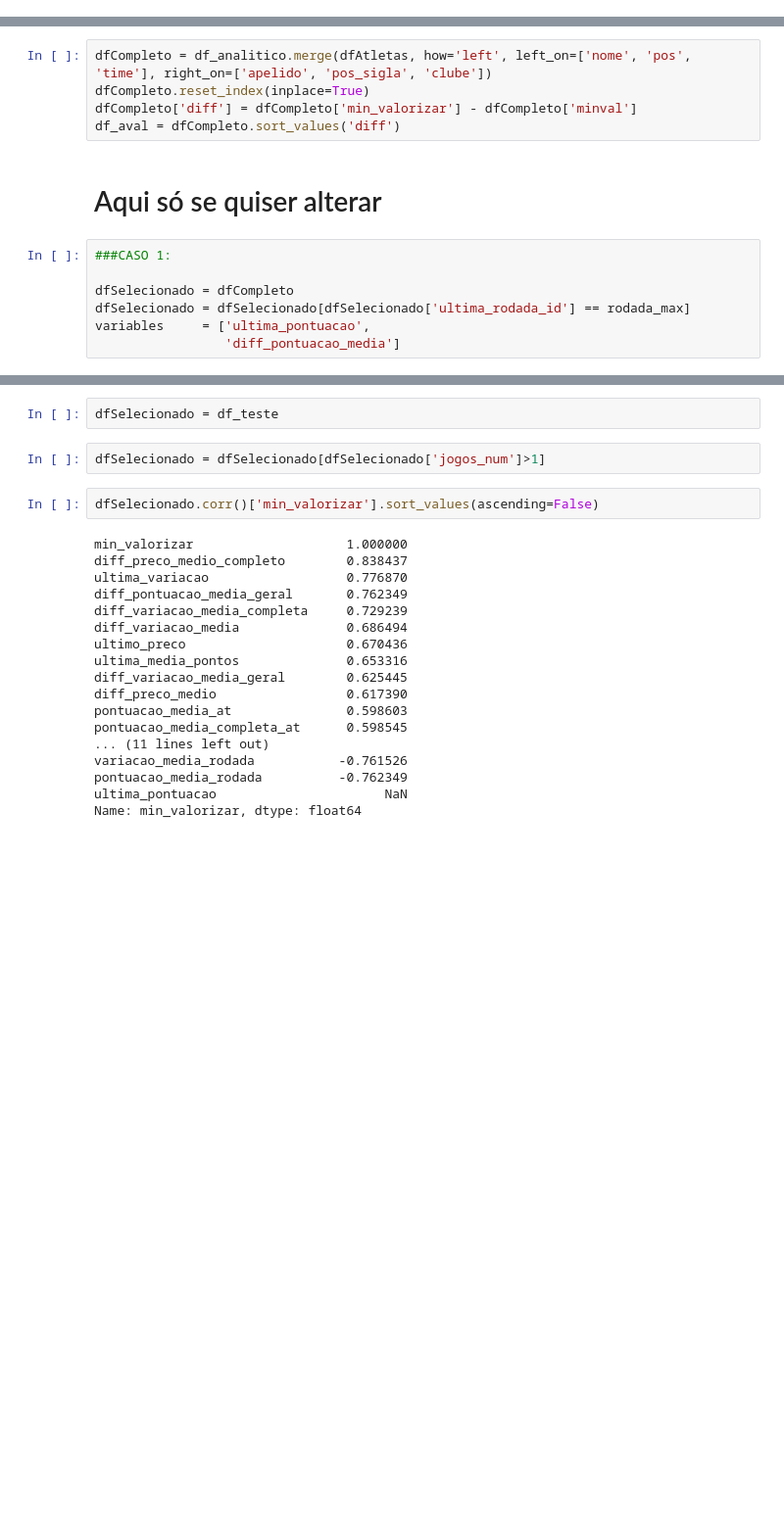
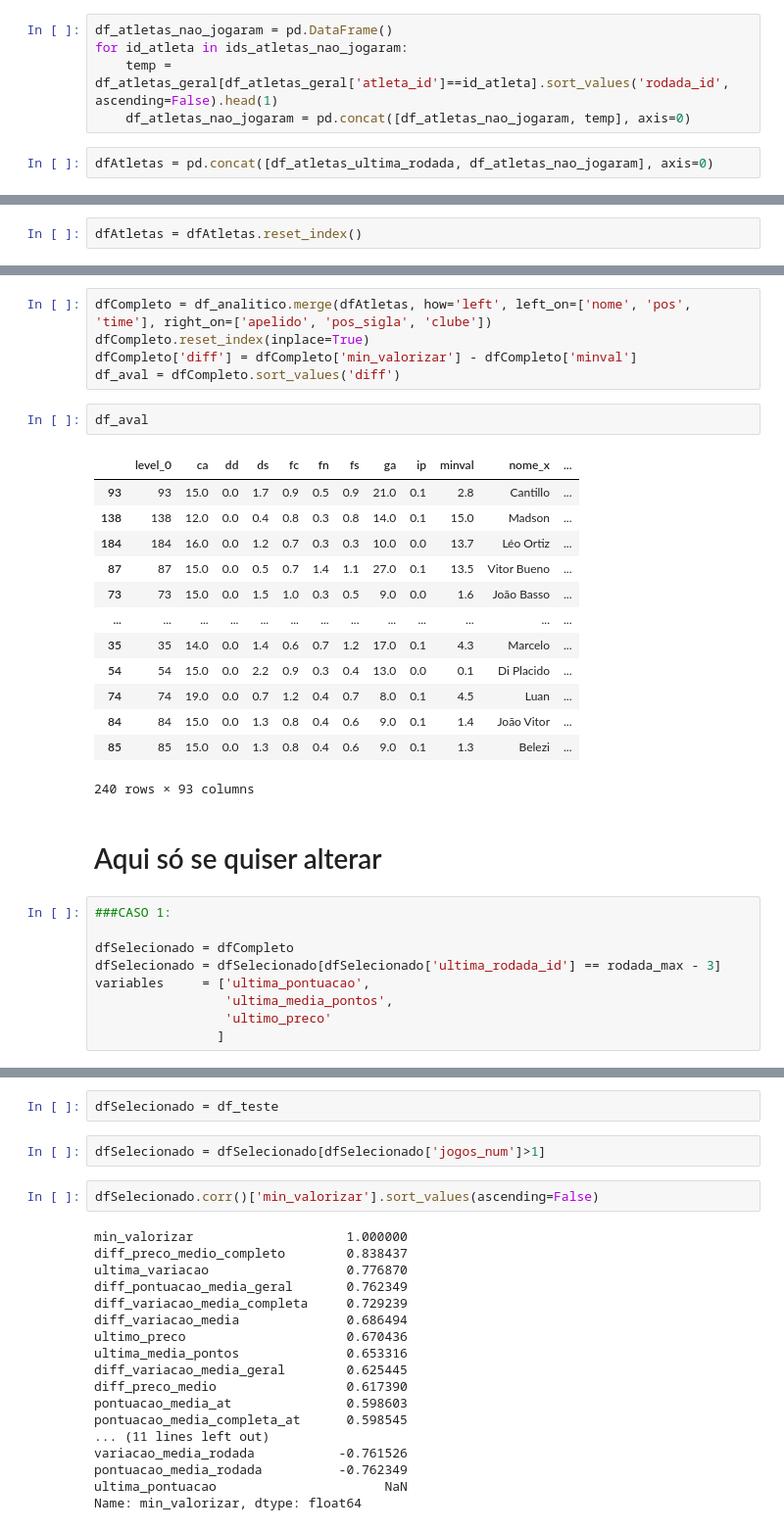
Before and after one commit to patalanov/gm-ml, a Jupyter notebook: formula_geralV2.ipynb, the cells around one changed output, grey strips where cells are left out. Shown at 98% size. Cells and saved outputs as stored; diff of their text form; blank space fills up the shorter version.

```diff
--- a/formula_geralV2.ipynb
+++ b/formula_geralV2.ipynb
@@ -68,0 +43,7 @@ Atletas que nunca jogaram:  1547
+# %%
+df_atletas_nao_jogaram = pd.DataFrame()
+for id_atleta in ids_atletas_nao_jogaram:
+    temp = df_atletas_geral[df_atletas_geral['atleta_id']==id_atleta].sort_values('rodada_id', ascending=False).head(1)
+    df_atletas_nao_jogaram = pd.concat([df_atletas_nao_jogaram, temp], axis=0)
+# %%
+dfAtletas = pd.concat([df_atletas_ultima_rodada, df_atletas_nao_jogaram], axis=0)
@@ -193,6 +190,8 @@ def min_valorizar_final(X, rodada):
                         ( 1.42  *  X['ultimo_preco'])    +\
                         -0.3027862
       return round(val,2)
+# %%
+dfAtletas = dfAtletas.reset_index()
 # %%
 dfAtletas['min_valorizar'] = np.nan
 for index, x in dfAtletas.iterrows():
@@ -253,15 +239,33 @@ dfCompleto = df_analitico.merge(dfAtletas, how='left', left_on=['nome', 'pos', '
 dfCompleto.reset_index(inplace=True)
 dfCompleto['diff'] = dfCompleto['min_valorizar'] - dfCompleto['minval']
 df_aval = dfCompleto.sort_values('diff')
+# %%
+df_aval
+# %% [output]
+|  | level_0 | ca | dd | ds | fc | fn | fs | ga | ip | minval | nome_x | ... |
+| 93 | 93 | 15.0 | 0.0 | 1.7 | 0.9 | 0.5 | 0.9 | 21.0 | 0.1 | 2.8 | Cantillo | ... |
+| 138 | 138 | 12.0 | 0.0 | 0.4 | 0.8 | 0.3 | 0.8 | 14.0 | 0.1 | 15.0 | Madson | ... |
+| 184 | 184 | 16.0 | 0.0 | 1.2 | 0.7 | 0.3 | 0.3 | 10.0 | 0.0 | 13.7 | Léo Ortiz | ... |
+| 87 | 87 | 15.0 | 0.0 | 0.5 | 0.7 | 1.4 | 1.1 | 27.0 | 0.1 | 13.5 | Vitor Bueno | ... |
+| 73 | 73 | 15.0 | 0.0 | 1.5 | 1.0 | 0.3 | 0.5 | 9.0 | 0.0 | 1.6 | João Basso | ... |
+| ... | ... | ... | ... | ... | ... | ... | ... | ... | ... | ... | ... | ... |
+| 35 | 35 | 14.0 | 0.0 | 1.4 | 0.6 | 0.7 | 1.2 | 17.0 | 0.1 | 4.3 | Marcelo | ... |
+| 54 | 54 | 15.0 | 0.0 | 2.2 | 0.9 | 0.3 | 0.4 | 13.0 | 0.0 | 0.1 | Di Placido | ... |
+| 74 | 74 | 19.0 | 0.0 | 0.7 | 1.2 | 0.4 | 0.7 | 8.0 | 0.1 | 4.5 | Luan | ... |
+| 84 | 84 | 15.0 | 0.0 | 1.3 | 0.8 | 0.4 | 0.6 | 9.0 | 0.1 | 1.4 | João Vitor | ... |
+| 85 | 85 | 15.0 | 0.0 | 1.3 | 0.8 | 0.4 | 0.6 | 9.0 | 0.1 | 1.3 | Belezi | ... |
+240 rows × 93 columns
 # %% [markdown]
 # Aqui só se quiser alterar
 # %%
 ###CASO 1:
 
 dfSelecionado = dfCompleto
-dfSelecionado = dfSelecionado[dfSelecionado['ultima_rodada_id'] == rodada_max]
+dfSelecionado = dfSelecionado[dfSelecionado['ultima_rodada_id'] == rodada_max - 3]
 variables     = ['ultima_pontuacao',
-                 'diff_pontuacao_media']
+                 'ultima_media_pontos',
+                 'ultimo_preco'
+                ]
 # %%
 ###CASO 2:
 
```
Also changed, not shown: parts of 17 cells of this notebook, 9 other files.
